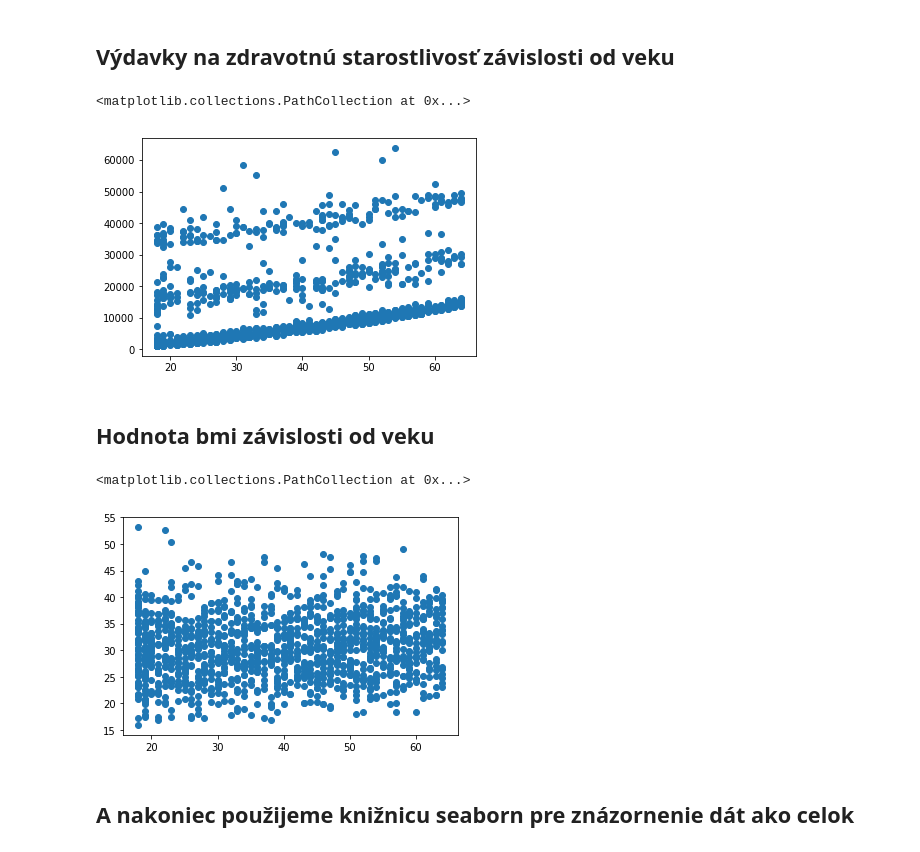
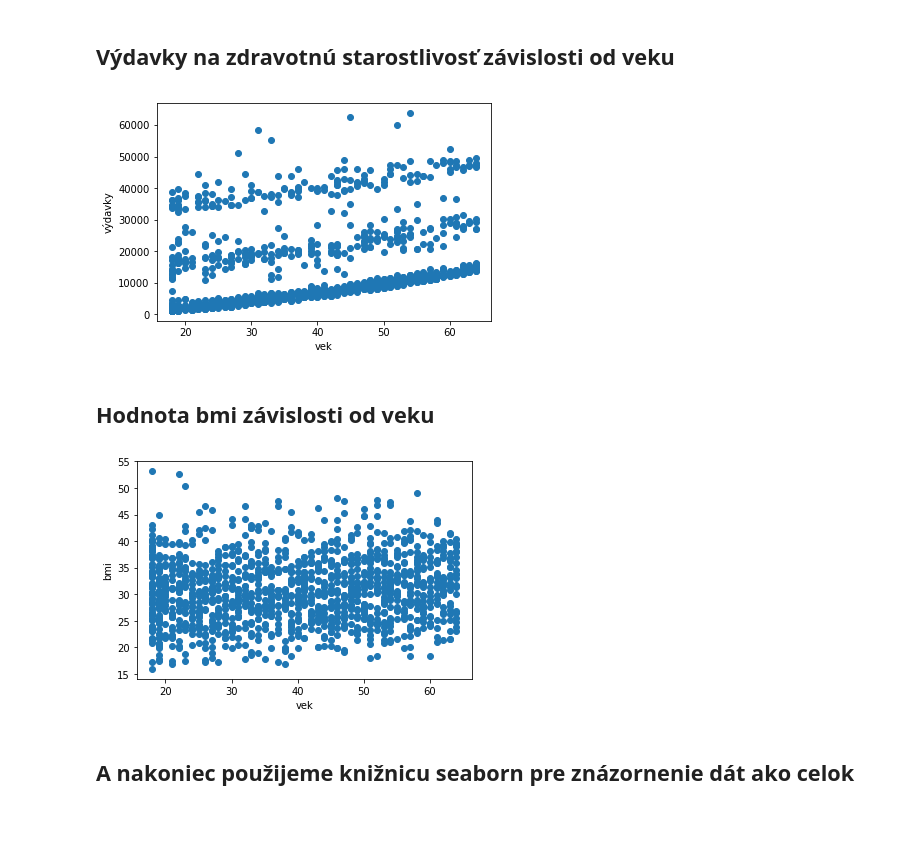
Before and after one commit to georgeob/Mate_NS2020, a Jupyter notebook: Mate_NS2020.ipynb, the cells around one changed output. Cells and saved outputs as stored; diff of their text form; code cells hidden in the pictures; blank space fills up the shorter version.

```diff
--- a/Mate_NS2020.ipynb
+++ b/Mate_NS2020.ipynb
@@ -133,16 +133,20 @@ data_frame.region.value_counts().plot.bar()
 ## Výdavky na zdravotnú starostlivosť závislosti od veku
 # %%
 plt.scatter("age","charges",data=data_frame)
+plt.xlabel("vek")
+plt.ylabel("výdavky")
+plt.show()
 # %% [output]
-<matplotlib.collections.PathCollection at 0x...>
-[figure, old version]
+[figure, new version]
 # %% [markdown]
 ## Hodnota bmi závislosti od veku
 # %%
 plt.scatter("age","bmi",data=data_frame)
+plt.xlabel("vek")
+plt.ylabel("bmi")
+plt.show()
 # %% [output]
-<matplotlib.collections.PathCollection at 0x...>
-[figure, old version]
+[figure, new version]
 # %% [markdown]
 ## A nakoniec použijeme knižnicu seaborn pre znázornenie dát ako celok
 # %%
```
Also changed, not shown: parts of 7 cells of this notebook, 3 other files.
